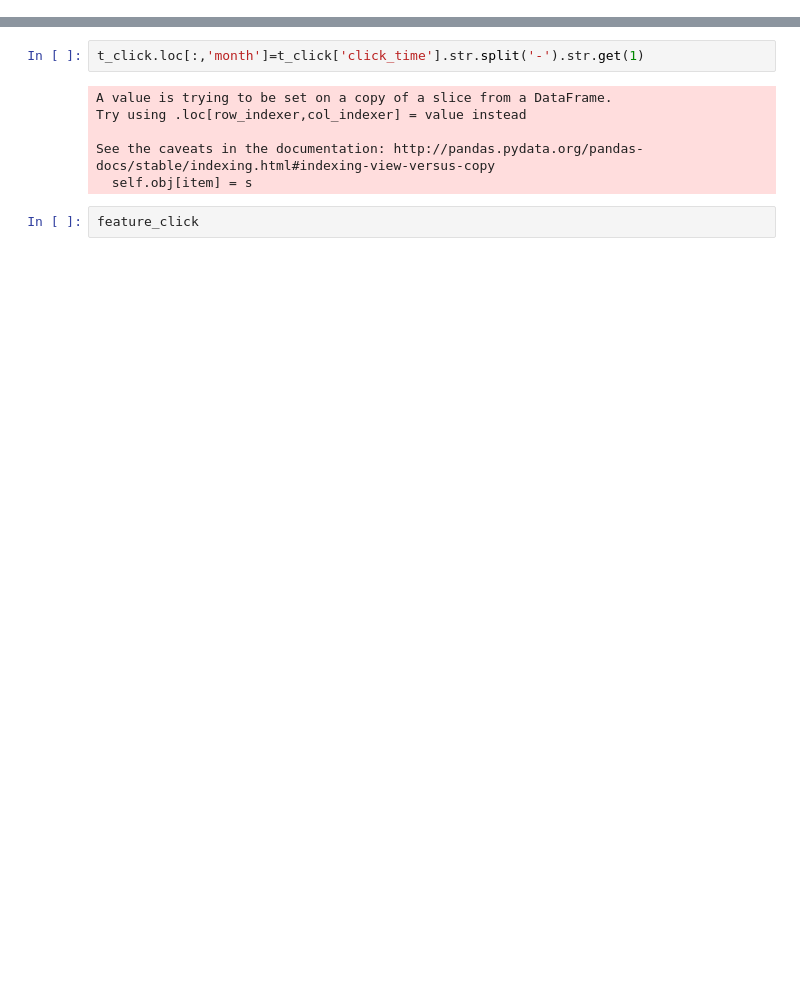
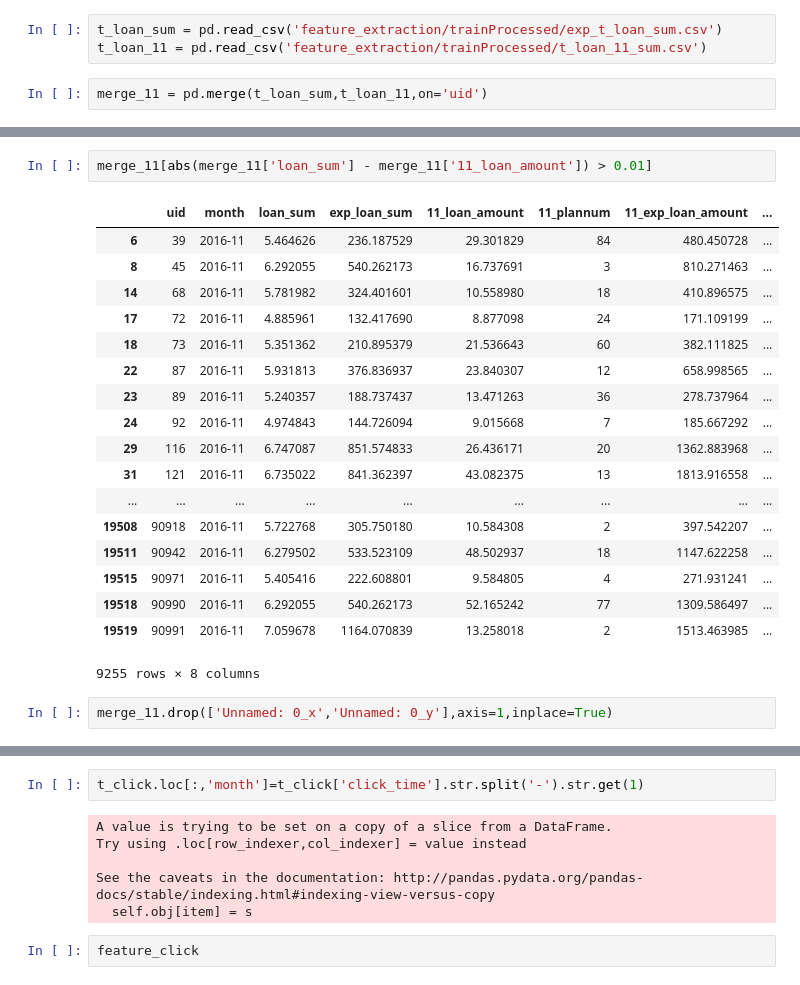
Before and after one commit to lkjie/JDRisk, a Jupyter notebook: jtest.ipynb, the cells around one changed output, grey strips where cells are left out. Cells and saved outputs as stored; diff of their text form; blank space fills up the shorter version.

```diff
--- a/jtest.ipynb
+++ b/jtest.ipynb
@@ -41,0 +10,5 @@ for day in t_click['day'].drop_duplicates().sort_values():
+# %%
+t_loan_sum = pd.read_csv('feature_extraction/trainProcessed/exp_t_loan_sum.csv')
+t_loan_11 = pd.read_csv('feature_extraction/trainProcessed/t_loan_11_sum.csv')
+# %%
+merge_11 = pd.merge(t_loan_sum,t_loan_11,on='uid')
@@ -41,0 +37,23 @@ for day in t_click['day'].drop_duplicates().sort_values():
+# %%
+merge_11[abs(merge_11['loan_sum'] - merge_11['11_loan_amount']) > 0.01]
+# %% [output]
+|  | uid | month | loan_sum | exp_loan_sum | 11_loan_amount | 11_plannum | 11_exp_loan_amount | ... |
+| 6 | 39 | 2016-11 | 5.464626 | 236.187529 | 29.301829 | 84 | 480.450728 | ... |
+| 8 | 45 | 2016-11 | 6.292055 | 540.262173 | 16.737691 | 3 | 810.271463 | ... |
+| 14 | 68 | 2016-11 | 5.781982 | 324.401601 | 10.558980 | 18 | 410.896575 | ... |
+| 17 | 72 | 2016-11 | 4.885961 | 132.417690 | 8.877098 | 24 | 171.109199 | ... |
+| 18 | 73 | 2016-11 | 5.351362 | 210.895379 | 21.536643 | 60 | 382.111825 | ... |
+| 22 | 87 | 2016-11 | 5.931813 | 376.836937 | 23.840307 | 12 | 658.998565 | ... |
+| 23 | 89 | 2016-11 | 5.240357 | 188.737437 | 13.471263 | 36 | 278.737964 | ... |
+| 24 | 92 | 2016-11 | 4.974843 | 144.726094 | 9.015668 | 7 | 185.667292 | ... |
+| 29 | 116 | 2016-11 | 6.747087 | 851.574833 | 26.436171 | 20 | 1362.883968 | ... |
+| 31 | 121 | 2016-11 | 6.735022 | 841.362397 | 43.082375 | 13 | 1813.916558 | ... |
+| ... | ... | ... | ... | ... | ... | ... | ... | ... |
+| 19508 | 90918 | 2016-11 | 5.722768 | 305.750180 | 10.584308 | 2 | 397.542207 | ... |
+| 19511 | 90942 | 2016-11 | 6.279502 | 533.523109 | 48.502937 | 18 | 1147.622258 | ... |
+| 19515 | 90971 | 2016-11 | 5.405416 | 222.608801 | 9.584805 | 4 | 271.931241 | ... |
+| 19518 | 90990 | 2016-11 | 6.292055 | 540.262173 | 52.165242 | 77 | 1309.586497 | ... |
+| 19519 | 90991 | 2016-11 | 7.059678 | 1164.070839 | 13.258018 | 2 | 1513.463985 | ... |
+9255 rows × 8 columns
+# %%
+merge_11.drop(['Unnamed: 0_x','Unnamed: 0_y'],axis=1,inplace=True)
```
Also changed, not shown: parts of 10 cells of this notebook, 7 other files.
